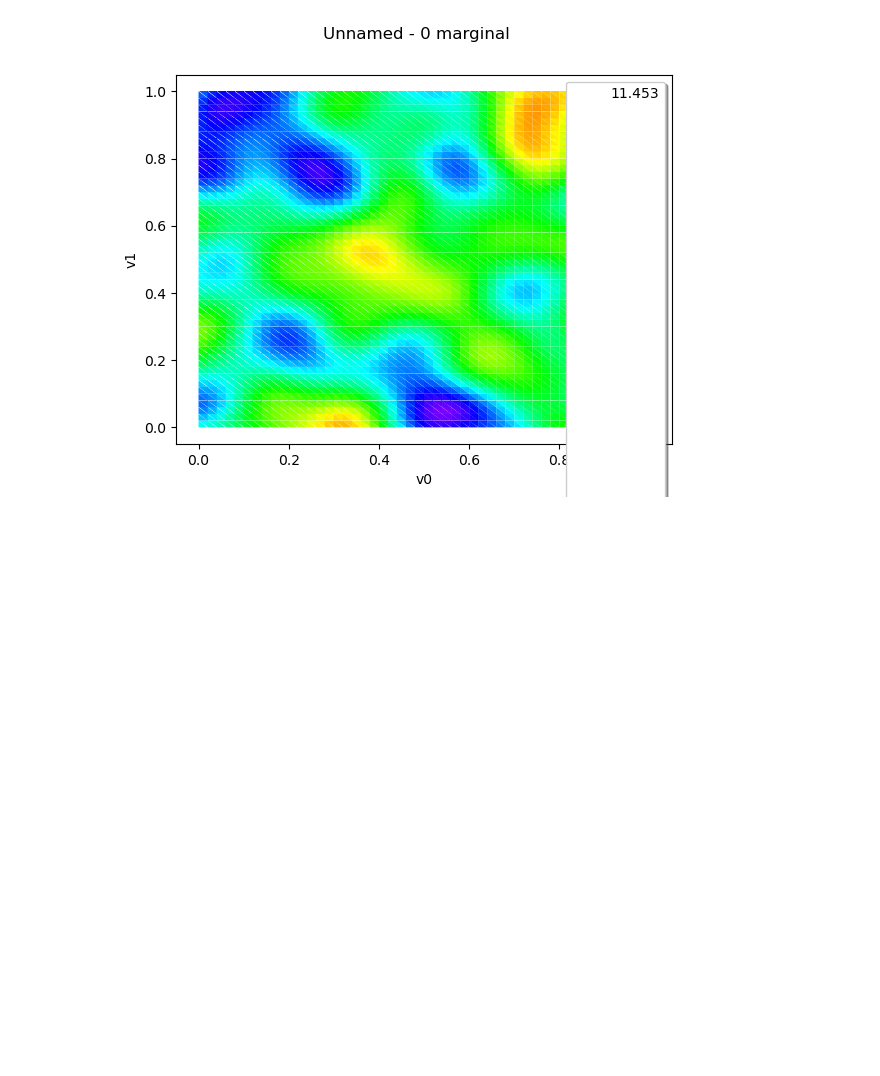
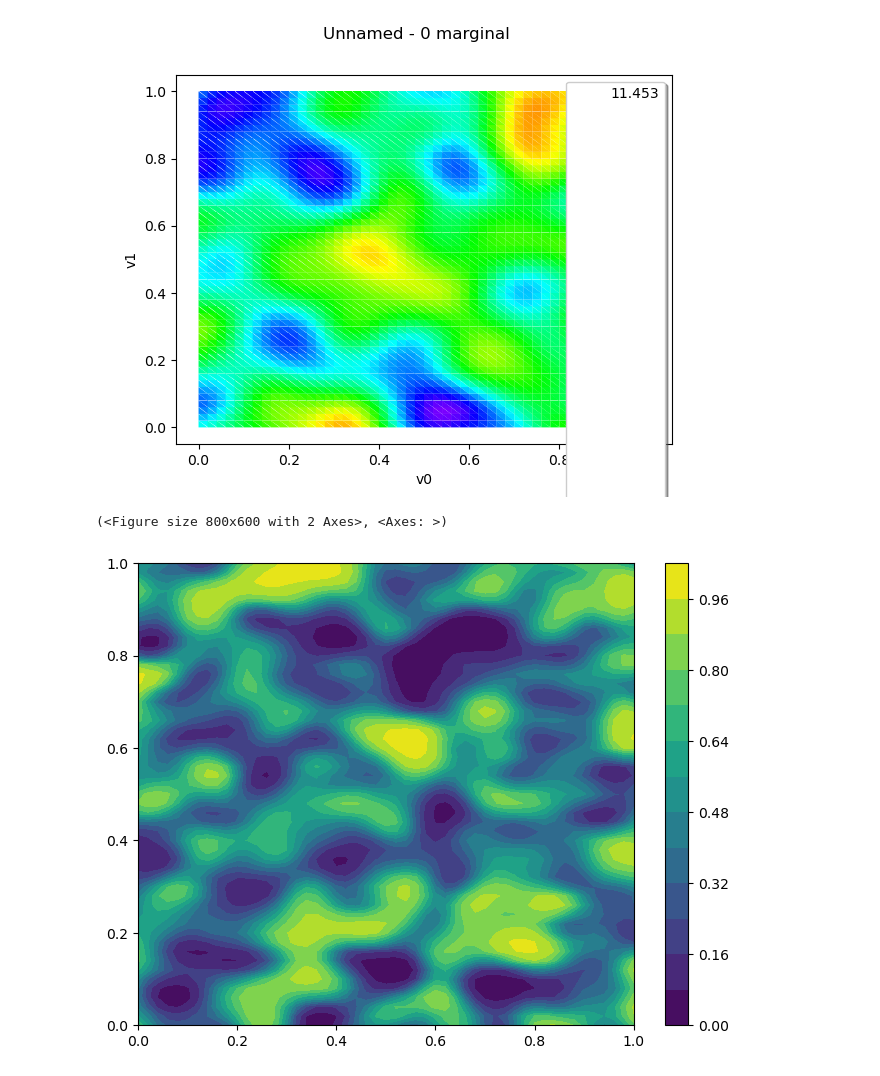
Before and after one commit to IbraSey/phdseydi, a Jupyter notebook: gp.ipynb, the cells around one changed output. Drawn from its saved outputs; the diff is of its cells as text; code cells hidden in the pictures; blank space fills up the shorter version.

```diff
--- a/gp.ipynb
+++ b/gp.ipynb
@@ -42,3 +42,57 @@ process_sample.computeMean().draw()
 X.getRealization().draw()
 # %% [output]
 [figure]
+# %%
+import openturns as ot
+import matplotlib.pyplot as plt
+import numpy as np
+
+def plot_field(field):
+    mesh = field.getMesh()
+    # Get x, y, z values for matplotlib
+    x = mesh.getVertices().getMarginal(0)
+    y = mesh.getVertices().getMarginal(1)
+    z = field.getValues()
+
+    # Determine grid dimensions
+    x_unique = np.unique(x)
+    y_unique = np.unique(y)
+    nx = len(x_unique) # Number of points in x direction
+    ny = len(y_unique) # Number of points in y direction
+
+    # Reshape into 2D grids
+    X = np.array(x).reshape(ny, nx)
+    Y = np.array(y).reshape(ny, nx)
+    Z = np.array(z).reshape(ny, nx)
+
+    # Create figure and axes
+    fig, ax = plt.subplots(figsize=(8, 6))
+
+    # Create contour plot
+    contour = ax.contourf(X, Y, Z, levels=15)
+    fig.colorbar(contour, ax=ax)
+    #ax.set_title("Contour Plot")
+    #ax.set_xlabel("X")
+    #ax.set_ylabel("Y")
+
+    return fig, ax
+
+# Create mesh
+mesher = ot.IntervalMesher([50, 50])
+mesh = mesher.build(ot.Interval([0.0, 0.0], [1.0, 1.0]))
+
+# Create Gaussian process
+cov = ot.SquaredExponential([0.06, 0.04], [1.5])
+X = ot.GaussianProcess(cov, mesh)
+
+# Create composite process sigmoid ° GP
+sigmoid = ot.SymbolicFunction(['z'], ['1/(1+exp(-z))'])
+field_function = ot.PythonFieldFunction(mesh, 1, mesh, 1, sigmoid)
+process = ot.CompositeProcess(field_function, X)
+
+# Plot a realization of the composite process
+field_f = process.getRealization()
+plot_field(field_f)
+# %% [output]
+(<Figure size 800x600 with 2 Axes>, <Axes: >)
+[figure, added]
```
